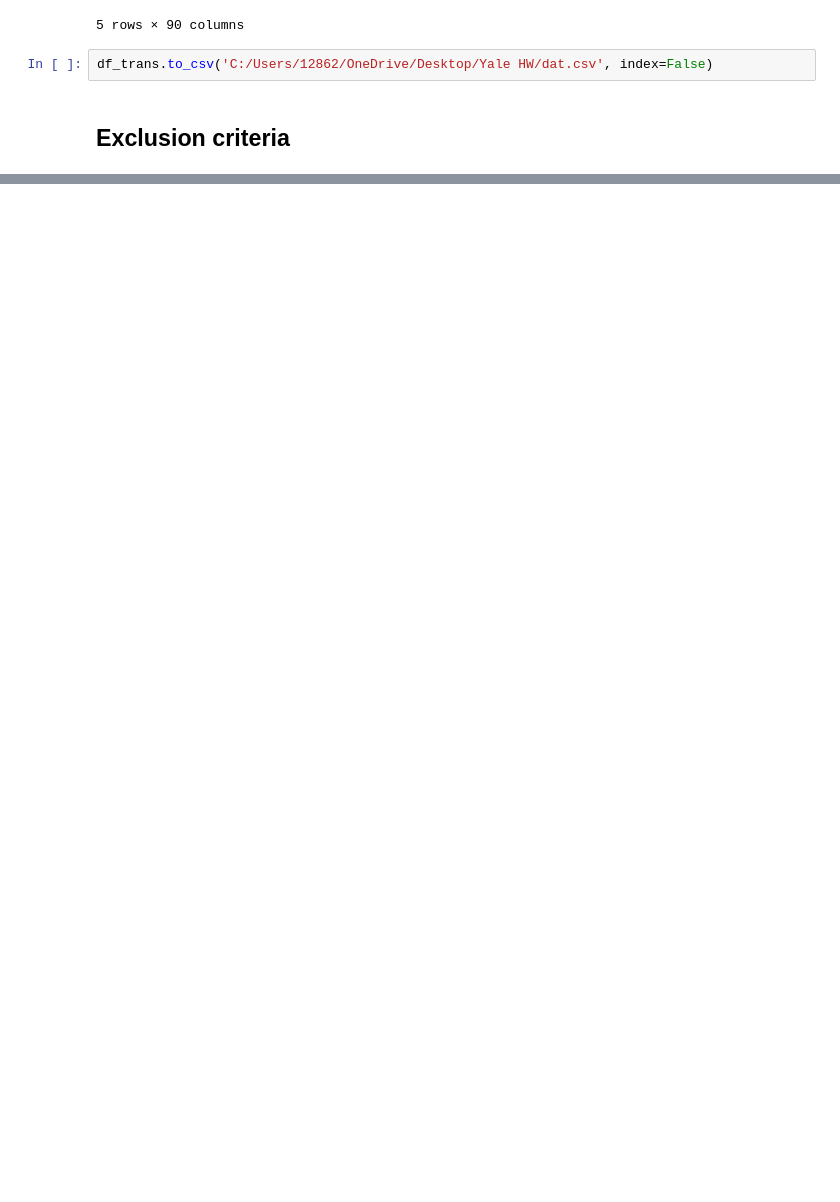
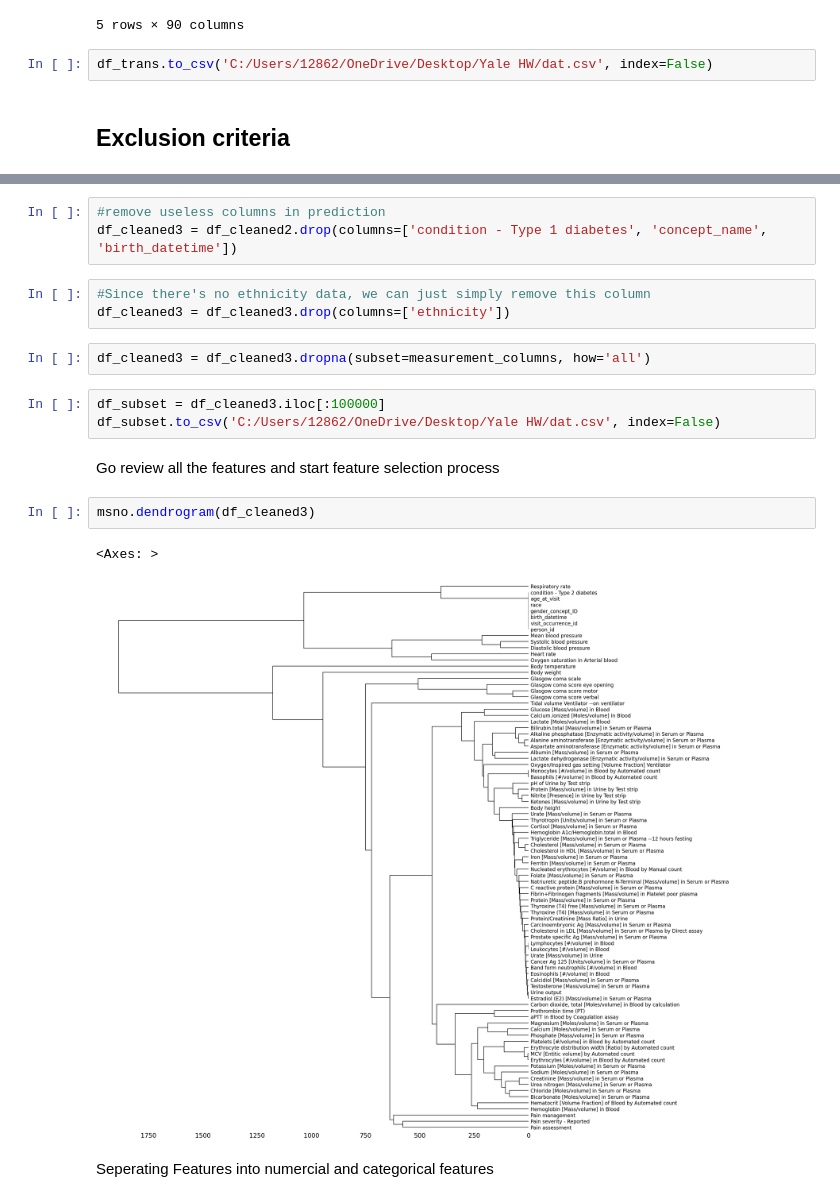
Before and after one commit to YuchenZhu2335/BIS568-final-project, a Jupyter notebook: final project.py.ipynb, the cells around one changed output, grey strips where cells are left out. Cells and saved outputs as stored; diff of their text form; blank space fills up the shorter version.

```diff
--- a/final project.py.ipynb
+++ b/final project.py.ipynb
@@ -615,0 +588,20 @@ plt.show()
+# %%
+#remove useless columns in prediction
+df_cleaned3 = df_cleaned2.drop(columns=['condition - Type 1 diabetes', 'concept_name', 'birth_datetime'])
+# %%
+#Since there's no ethnicity data, we can just simply remove this column
+df_cleaned3 = df_cleaned3.drop(columns=['ethnicity'])
+# %%
+df_cleaned3 = df_cleaned3.dropna(subset=measurement_columns, how='all')
+# %%
+df_subset = df_cleaned3.iloc[:100000]
+df_subset.to_csv('C:/Users/12862/OneDrive/Desktop/Yale HW/dat.csv', index=False)
+# %% [markdown]
+Go review all the features and start feature selection process
+# %%
+msno.dendrogram(df_cleaned3)
+# %% [output]
+<Axes: >
+[figure, added]
+# %% [markdown]
+Seperating Features into numercial and categorical features
```
Also changed, not shown: parts of 58 cells of this notebook.
